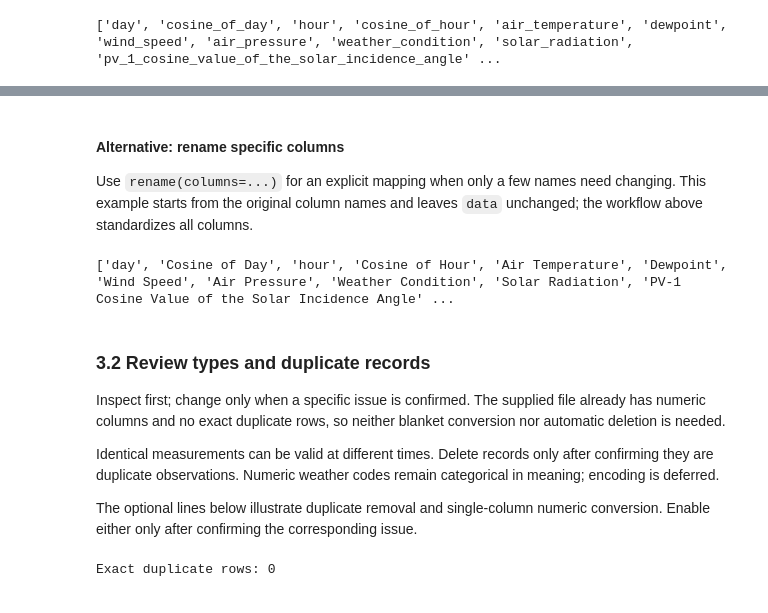
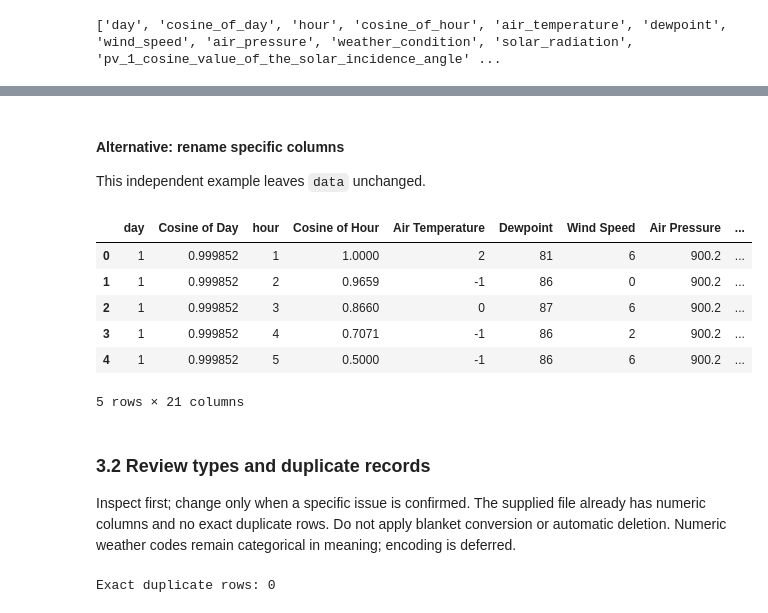
Before and after one commit to SepehrShakibi/applied-ml-dl-for-photovoltaics-with-python, a Jupyter notebook: 03_data_preprocessing/03_02_data_preparation_workflow_pv_time_series.ipynb, the cells around one changed output, grey strips where cells are left out. Saved outputs shown, nothing was run; the diff lists cells and outputs as text; code cells hidden in the pictures.

```diff
--- a/03_data_preprocessing/03_02_data_preparation_workflow_pv_time_series.ipynb
+++ b/03_data_preprocessing/03_02_data_preparation_workflow_pv_time_series.ipynb
@@ -43,6 +49,4 @@ from sklearn.model_selection import train_test_split
 # %%
-PROJECT_ROOT = Path("..").resolve()
-# PROJECT_ROOT = Path("/content/pv_course")
-
+PROJECT_ROOT = Path("/content").resolve()
 DATA_PATH = PROJECT_ROOT / "data/raw/PV_Data.xlsx"
 OUTPUT_DIR = PROJECT_ROOT / "data/processed/pv_time_series"
@@ -177,21 +204,20 @@ column_mapping = pd.DataFrame({
-# %% [markdown]
-#### Alternative: rename specific columns
-Use `rename(columns=...)` for an explicit mapping when only a few names need changing. This example starts from the original column names and leaves `data` unchanged; the workflow above standardizes all columns.
+# %% [markdown]
+#### Alternative: rename specific columns
+This independent example leaves `data` unchanged.
 # %%
 rename_example = raw_data.rename(columns={
-    "Day": "day",
-    "Hour": "hour",
-    "Total PV Power": "total_pv_power",
+    "Day": "day", "Hour": "hour", "Total PV Power": "total_pv_power",
 })
-
-print(rename_example.columns.tolist())
+rename_example.head()
 # %% [output]
+|  | day | Cosine of Day | hour | Cosine of Hour | Air Temperature | Dewpoint | Wind Speed | Air Pressure | ... |
+| 0 | 1 | 0.999852 | 1 | 1.0000 | 2 | 81 | 6 | 900.2 | ... |
+| 1 | 1 | 0.999852 | 2 | 0.9659 | -1 | 86 | 0 | 900.2 | ... |
+| 2 | 1 | 0.999852 | 3 | 0.8660 | 0 | 87 | 6 | 900.2 | ... |
+| 3 | 1 | 0.999852 | 4 | 0.7071 | -1 | 86 | 2 | 900.2 | ... |
+| 4 | 1 | 0.999852 | 5 | 0.5000 | -1 | 86 | 6 | 900.2 | ... |
-['day', 'Cosine of Day', 'hour', 'Cosine of Hour', 'Air Temperature', 'Dewpoint', 'Wind Speed', 'Air Pressure', 'Weather Condition', 'Solar Radiation', 'PV-1 Cosine Value of the Solar Incidence Angle' ...
+5 rows × 21 columns
 # %% [markdown]
 ### 3.2 Review types and duplicate records
-Inspect first; change only when a specific issue is confirmed. The supplied file already has numeric columns and no exact duplicate rows, so neither blanket conversion nor automatic deletion is needed.
-
-Identical measurements can be valid at different times. Delete records only after confirming they are duplicate observations. Numeric weather codes remain categorical in meaning; encoding is deferred.
-
-The optional lines below illustrate duplicate removal and single-column numeric conversion. Enable either only after confirming the corresponding issue.
+Inspect first; change only when a specific issue is confirmed. The supplied file already has numeric columns and no exact duplicate rows. Do not apply blanket conversion or automatic deletion. Numeric weather codes remain categorical in meaning; encoding is deferred.
 # %%
```
Also changed, not shown: parts of 50 cells of this notebook, 4 other files.
